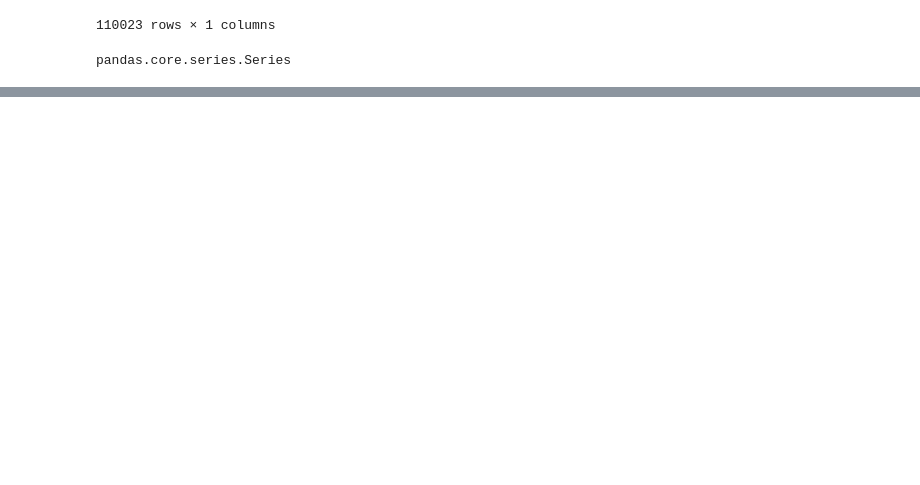
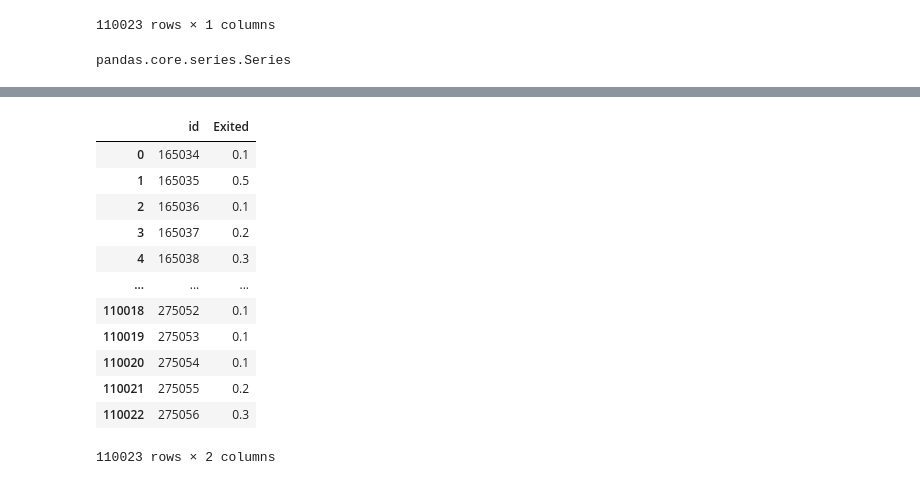
Before and after one commit to andrewbremner3/PlayGroundSeries, a Jupyter notebook: bankchurn-s4e1.ipynb, the cells around one changed output, grey strips where cells are left out. Cells and saved outputs as stored; diff of their text form; code cells hidden in the pictures; blank space fills up the shorter version.

```diff
--- a/bankchurn-s4e1.ipynb
+++ b/bankchurn-s4e1.ipynb
@@ -247,0 +403,19 @@ output_df
+# %%
+# Repeat from part 1
+final_scaler = StandardScaler()
+final_scaler.fit(X)
+X_clean = process_data_dummies(df_test)
+final_ids = X_clean['id']
+X_clean = X_clean.drop('id', axis=1)
+X_scaled = final_scaler.transform(X_clean)
+
+X_final_tensor = torch.tensor(X_scaled, dtype=torch.float)
+# %%
+model.eval()
+with torch.no_grad():
+     y_final_vals = model.forward(X_final_tensor)
+# %%
+final_probs = torch.sigmoid(y_final_vals)
+# %%
+preds_df = pd.DataFrame(final_probs[:,1].numpy().round(1),columns=['Exited'])
+preds_df
@@ -248 +436,18 @@ output_df
+# %%
+nn_output_df = pd.concat([final_ids,preds_df],axis=1)
+nn_output_df
+# %% [output]
+|  | id | Exited |
+| 0 | 165034 | 0.1 |
+| 1 | 165035 | 0.5 |
+| 2 | 165036 | 0.1 |
+| 3 | 165037 | 0.2 |
+| 4 | 165038 | 0.3 |
+| ... | ... | ... |
+| 110018 | 275052 | 0.1 |
+| 110019 | 275053 | 0.1 |
+| 110020 | 275054 | 0.1 |
+| 110021 | 275055 | 0.2 |
+| 110022 | 275056 | 0.3 |
+110023 rows × 2 columns
 # %%
```
Also changed, not shown: parts of 32 cells of this notebook.
